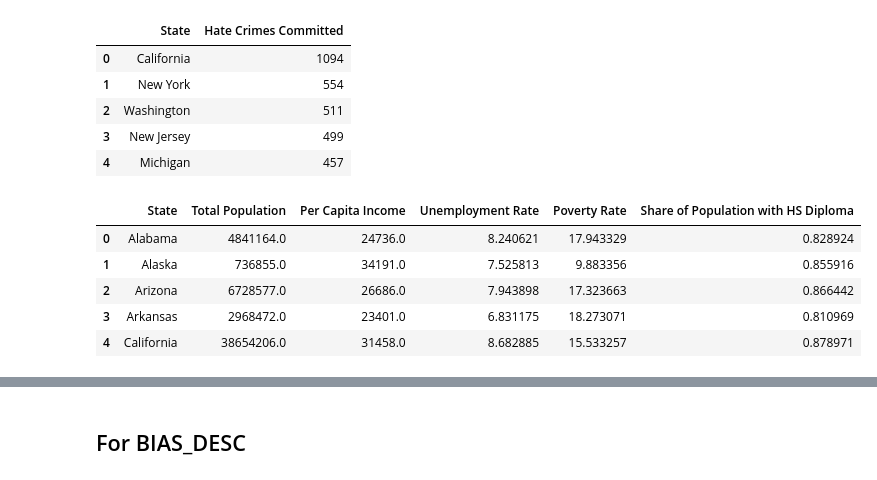
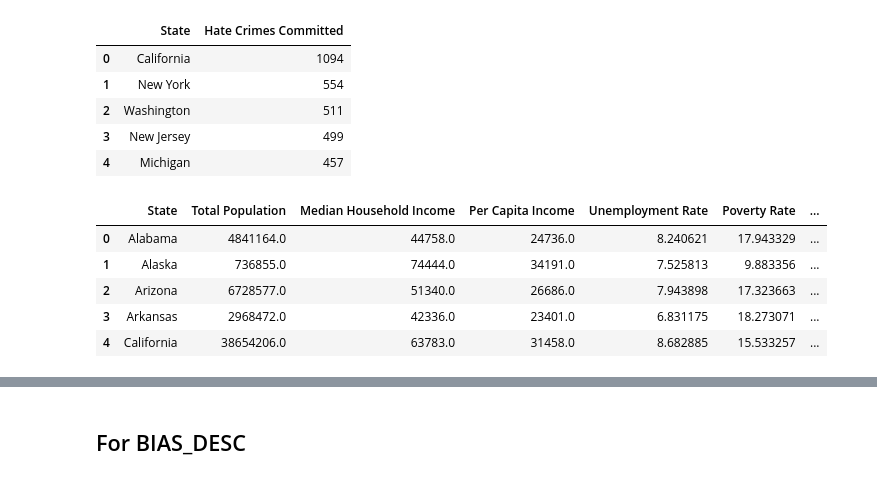
Before and after one commit to ZGrinacoff/Eight-Years-Later, a Jupyter notebook: hate_crime.ipynb, the cells around one changed output, grey strips where cells are left out. Drawn from its saved outputs; the diff is of its cells as text; code cells hidden in the pictures.

```diff
--- a/hate_crime.ipynb
+++ b/hate_crime.ipynb
@@ -188,7 +223,7 @@ c = Census(api_key, year=2016)
 # %%
 # Run Census Search to retrieve data on all states
 
-census_data = c.acs5.get(("NAME", "B19301_001E", "B23025_005E", "B23025_002E",
+census_data = c.acs5.get(("NAME", "B19013_001E", "B19301_001E", "B23025_005E", "B23025_002E",
                           "B17001_002E", "B17001_003E", "B17001_017E",
                           "B17001A_002E", "B17001B_002E", "B01003_001E",
                           "B02001_002E", "B02001_003E", "B15003_017E", "B15003_022E"), {'for': 'state:*'})
@@ -196,46 +231,47 @@ census_data = c.acs5.get(("NAME", "B19301_001E", "B23025_005E", "B23025_002E",
 census_df = pd.DataFrame(census_data)
 
 census_df = census_df.rename(columns={"B19301_001E": "Per Capita Income",
+                                      "B19013_001E": "Median Household Income",
                                       "B23025_005E": "Unemployment Count",
                                       "B23025_002E": "Labor Force Size",
                                       "B17001_002E": "Poverty Count",
                                       "B17001_003E": "Poverty: Male",
                                       "B17001_017E": "Poverty: Female",
                                       "B17001A_002E": "Poverty: White",
                                       "B17001B_002E": "Poverty: Black",
                                       "B01003_001E": "Total Population",
                                       "B02001_002E": "Population: White",
                                       "B02001_003E": "Population: Black",
                                       "B15003_017E": "Education: High School",
                                       "B15003_022E": "Education: Bachelors",
                                       "NAME": "State", "state": "State Number"})
 
 # Calculate & add in Poverty Rate (Poverty Count / Population)
 census_df["Poverty Rate"] = 100 * \
     census_df["Poverty Count"].astype(
         int) / census_df["Total Population"].astype(int)
 
 # Calculate & add in Unemployment Rate (Unemployment Count / Labor Force)
 census_df["Unemployment Rate"] = 100 * \
     census_df["Unemployment Count"].astype(
         int) / census_df["Labor Force Size"].astype(int)
 
 # Calculate and add share of population with at least a high school diploma.
 census_df['Share of Population with HS Diploma'] = 1 - \
     census_df['Education: High School'].astype(
         int) / census_df['Total Population'].astype(int)
 
-census_df = census_df[["State", "Total Population", "Per Capita Income", "Unemployment Rate",
+census_df = census_df[["State", "Total Population", "Median Household Income", "Per Capita Income", "Unemployment Rate",
                          "Poverty Rate", "Share of Population with HS Diploma"]]
 
 census_df.head()
 # %% [output]
-|  | State | Total Population | Per Capita Income | Unemployment Rate | Poverty Rate | Share of Population with HS Diploma |
-| 0 | Alabama | 4841164.0 | 24736.0 | 8.240621 | 17.943329 | 0.828924 |
-| 1 | Alaska | 736855.0 | 34191.0 | 7.525813 | 9.883356 | 0.855916 |
-| 2 | Arizona | 6728577.0 | 26686.0 | 7.943898 | 17.323663 | 0.866442 |
-| 3 | Arkansas | 2968472.0 | 23401.0 | 6.831175 | 18.273071 | 0.810969 |
-| 4 | California | 38654206.0 | 31458.0 | 8.682885 | 15.533257 | 0.878971 |
+|  | State | Total Population | Median Household Income | Per Capita Income | Unemployment Rate | Poverty Rate | ... |
+| 0 | Alabama | 4841164.0 | 44758.0 | 24736.0 | 8.240621 | 17.943329 | ... |
+| 1 | Alaska | 736855.0 | 74444.0 | 34191.0 | 7.525813 | 9.883356 | ... |
+| 2 | Arizona | 6728577.0 | 51340.0 | 26686.0 | 7.943898 | 17.323663 | ... |
+| 3 | Arkansas | 2968472.0 | 42336.0 | 23401.0 | 6.831175 | 18.273071 | ... |
+| 4 | California | 38654206.0 | 63783.0 | 31458.0 | 8.682885 | 15.533257 | ... |
 # %%
 # Read in GINI index for 2009.
 gini2017_csv = pd.read_csv('Resources/GINI2017.csv')
```
Also changed, not shown: parts of 10 cells of this notebook.
